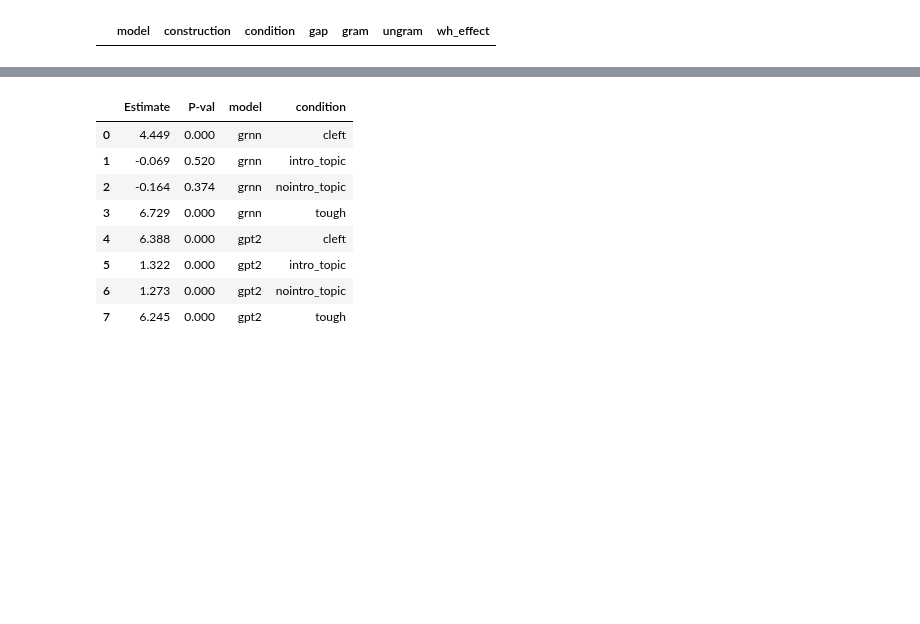
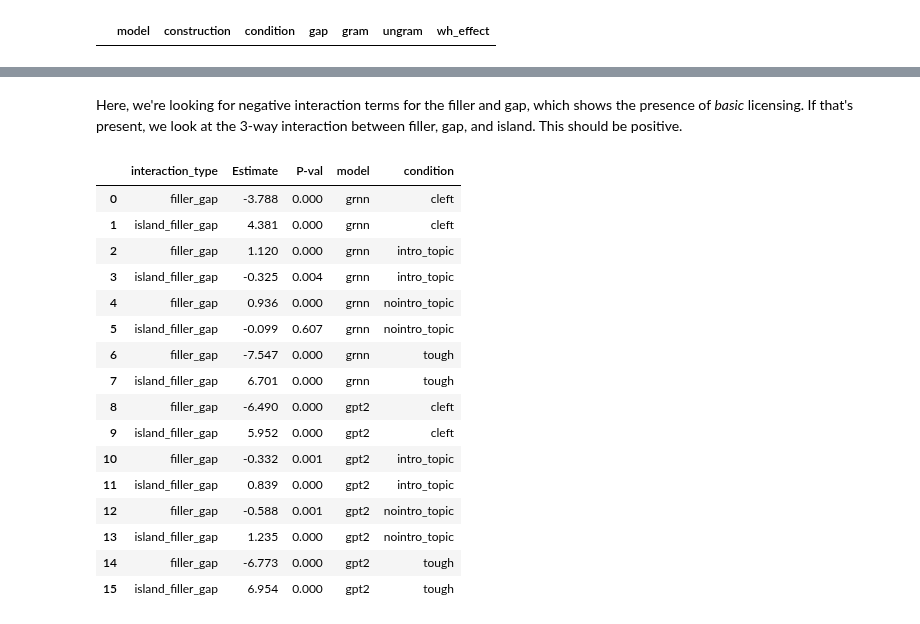
Before and after one commit to umd-psycholing/lm-syntactic-generalization, a Jupyter notebook: simple_cfg_analysis.ipynb, the cells around one changed output, grey strips where cells are left out. Saved outputs shown, nothing was run; the diff lists cells and outputs as text; code cells hidden in the pictures; blank space fills up the shorter version.

```diff
--- a/simple_cfg_analysis.ipynb
+++ b/simple_cfg_analysis.ipynb
@@ -201,12 +230,22 @@ Fixed effects:
+# %% [markdown]
+Here, we're looking for negative interaction terms for the filler and gap, which shows the presence of *basic* licensing. If that's present, we look at the 3-way interaction between filler, gap, and island. This should be positive.
 # %%
-pd.DataFrame(effects).reset_index()[['Estimate', 'P-val', 'model', 'condition']]
+pd.DataFrame(effects).reset_index()[['interaction_type', 'Estimate', 'P-val', 'model', 'condition']]
 # %% [output]
-|  | Estimate | P-val | model | condition |
-| 0 | 4.449 | 0.000 | grnn | cleft |
-| 1 | -0.069 | 0.520 | grnn | intro_topic |
-| 2 | -0.164 | 0.374 | grnn | nointro_topic |
-| 3 | 6.729 | 0.000 | grnn | tough |
-| 4 | 6.388 | 0.000 | gpt2 | cleft |
-| 5 | 1.322 | 0.000 | gpt2 | intro_topic |
-| 6 | 1.273 | 0.000 | gpt2 | nointro_topic |
-| 7 | 6.245 | 0.000 | gpt2 | tough |
+|  | interaction_type | Estimate | P-val | model | condition |
+| 0 | filler_gap | -3.788 | 0.000 | grnn | cleft |
+| 1 | island_filler_gap | 4.381 | 0.000 | grnn | cleft |
+| 2 | filler_gap | 1.120 | 0.000 | grnn | intro_topic |
+| 3 | island_filler_gap | -0.325 | 0.004 | grnn | intro_topic |
+| 4 | filler_gap | 0.936 | 0.000 | grnn | nointro_topic |
+| 5 | island_filler_gap | -0.099 | 0.607 | grnn | nointro_topic |
+| 6 | filler_gap | -7.547 | 0.000 | grnn | tough |
+| 7 | island_filler_gap | 6.701 | 0.000 | grnn | tough |
+| 8 | filler_gap | -6.490 | 0.000 | gpt2 | cleft |
+| 9 | island_filler_gap | 5.952 | 0.000 | gpt2 | cleft |
+| 10 | filler_gap | -0.332 | 0.001 | gpt2 | intro_topic |
+| 11 | island_filler_gap | 0.839 | 0.000 | gpt2 | intro_topic |
+| 12 | filler_gap | -0.588 | 0.001 | gpt2 | nointro_topic |
+| 13 | island_filler_gap | 1.235 | 0.000 | gpt2 | nointro_topic |
+| 14 | filler_gap | -6.773 | 0.000 | gpt2 | tough |
+| 15 | island_filler_gap | 6.954 | 0.000 | gpt2 | tough |
```
Also changed, not shown: parts of 17 cells of this notebook, 1 other file.
